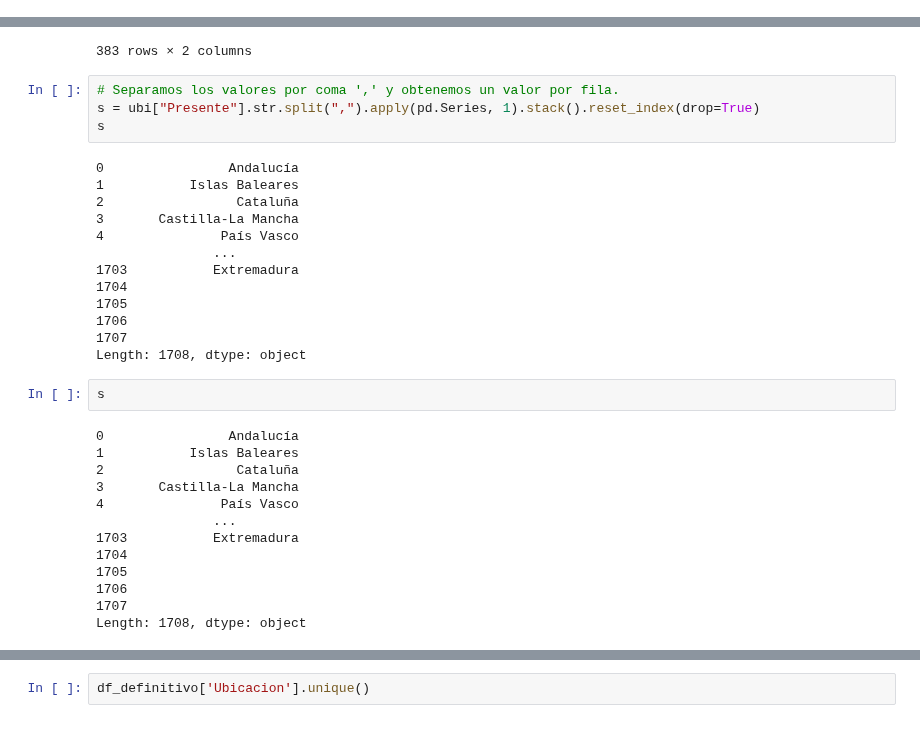
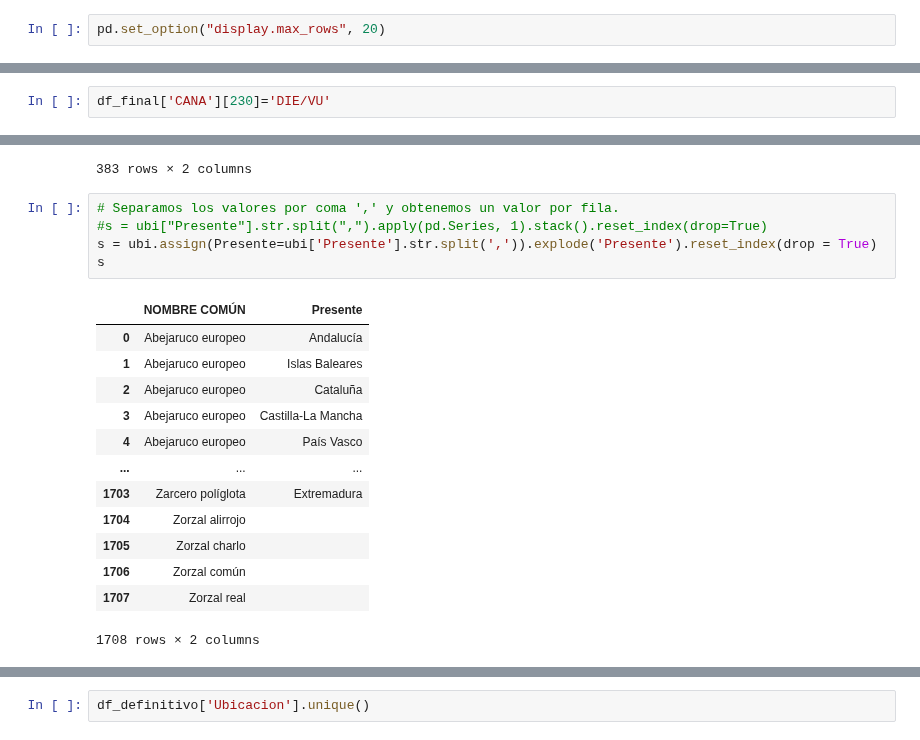
Before and after one commit to Factoria-F5-AI-Bootcamp-1-Edicion/Tracking_Aves, a Jupyter notebook: EDAb.ipynb, the cells around one changed output, grey strips where cells are left out. Saved outputs shown, nothing was run; the diff lists cells and outputs as text.

```diff
--- a/EDAb.ipynb
+++ b/EDAb.ipynb
@@ -9,6 +9,8 @@ import numpy as np
 import seaborn as sns
 import matplotlib
 import matplotlib.pyplot as plt
+# %%
+pd.set_option("display.max_rows", 20)
 # %% [markdown]
 ## Exploración básica del dataset --> Pagina Catalogos
 
@@ -477,0 +484,2 @@ display(df_final)
+# %%
+df_final['CANA'][230]='DIE/VU'
@@ -1093,35 +1119,22 @@ ubi
 383 rows × 2 columns
 # %%
 # Separamos los valores por coma ',' y obtenemos un valor por fila.
-s = ubi["Presente"].str.split(",").apply(pd.Series, 1).stack().reset_index(drop=True)
+#s = ubi["Presente"].str.split(",").apply(pd.Series, 1).stack().reset_index(drop=True)
+s = ubi.assign(Presente=ubi['Presente'].str.split(',')).explode('Presente').reset_index(drop = True)
 s
 # %% [output]
+|  | NOMBRE COMÚN | Presente |
+| 0 | Abejaruco europeo | Andalucía |
+| 1 | Abejaruco europeo | Islas Baleares |
+| 2 | Abejaruco europeo | Cataluña |
+| 3 | Abejaruco europeo | Castilla-La Mancha |
+| 4 | Abejaruco europeo | País Vasco |
+| ... | ... | ... |
+| 1703 | Zarcero políglota | Extremadura |
+| 1704 | Zorzal alirrojo |  |
+| 1705 | Zorzal charlo |  |
+| 1706 | Zorzal común |  |
+| 1707 | Zorzal real |  |
-0                Andalucía
-1           Islas Baleares
-2                 Cataluña
-3       Castilla-La Mancha
-4               País Vasco
-               ...
-1703           Extremadura
-1704
-1705
-1706
-1707
-Length: 1708, dtype: object
+1708 rows × 2 columns
-# %%
-s
-# %% [output]
-0                Andalucía
-1           Islas Baleares
-2                 Cataluña
-3       Castilla-La Mancha
-4               País Vasco
-               ...
-1703           Extremadura
-1704
-1705
-1706
-1707
-Length: 1708, dtype: object
 # %%
 # Nombramos a esta nueva columna 'Ubicacion'
```
Also changed, not shown: parts of 33 cells of this notebook.
